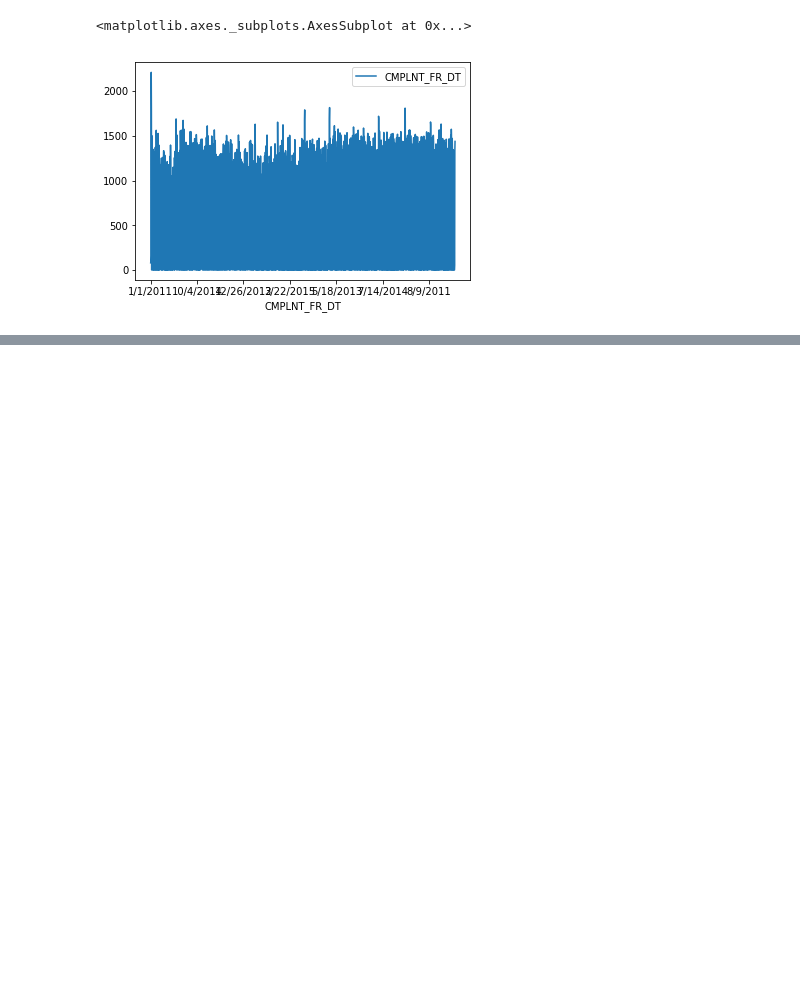
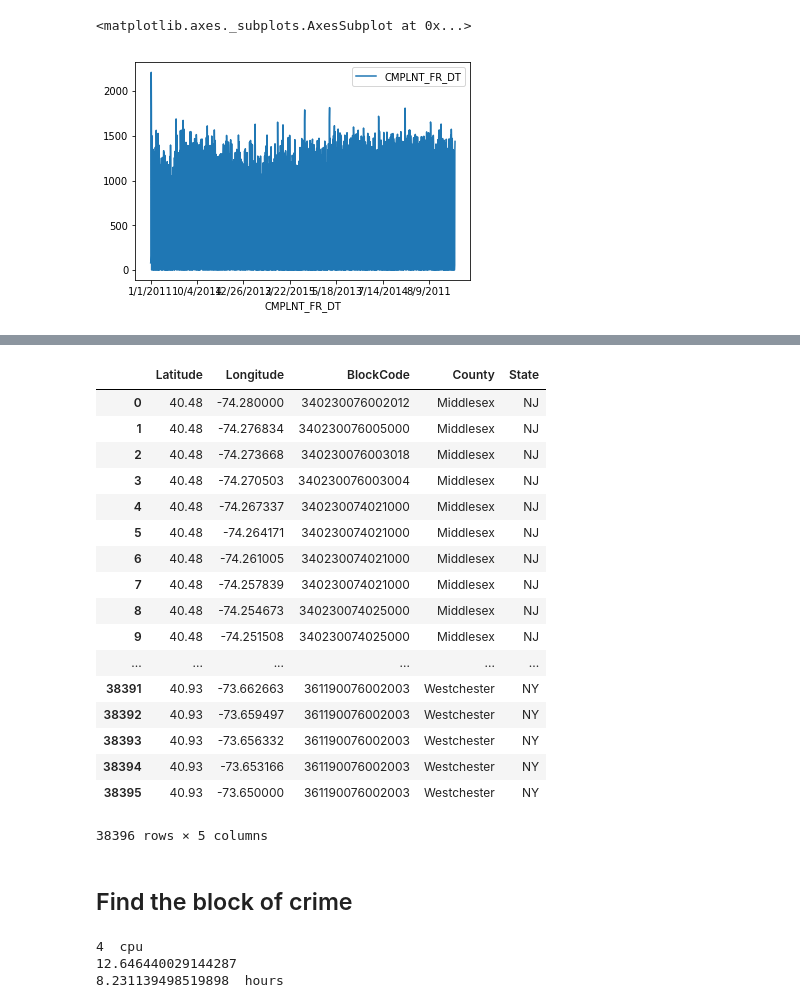
Before and after one commit to aurianeb/predict_crimeNYC, a Jupyter notebook: Data Exploration.ipynb, the cells around one changed output, grey strips where cells are left out. Saved outputs shown, nothing was run; the diff lists cells and outputs as text; code cells hidden in the pictures; blank space fills up the shorter version.

```diff
--- a/Data Exploration.ipynb
+++ b/Data Exploration.ipynb
@@ -7,6 +12,7 @@ import matplotlib.pyplot as plt
 crimes = pd.read_csv('data/NYPD_Complaint_Data_Historic.csv')
 population = pd.read_csv('data/Population_by_Borough_NYC.csv')
 census = pd.read_csv('data/nyc_census_tracts.csv')
+census_loc = pd.read_csv('data/census_block_loc.csv')
 # %%
 crimes.head()
 # %% [output]
@@ -103,0 +157,23 @@ crimes[["CMPLNT_FR_DT"]].groupby([crimes["CMPLNT_FR_DT"]]).count().plot()
+# %%
+census_loc
+# %% [output]
+|  | Latitude | Longitude | BlockCode | County | State |
+| 0 | 40.48 | -74.280000 | 340230076002012 | Middlesex | NJ |
+| 1 | 40.48 | -74.276834 | 340230076005000 | Middlesex | NJ |
+| 2 | 40.48 | -74.273668 | 340230076003018 | Middlesex | NJ |
+| 3 | 40.48 | -74.270503 | 340230076003004 | Middlesex | NJ |
+| 4 | 40.48 | -74.267337 | 340230074021000 | Middlesex | NJ |
+| 5 | 40.48 | -74.264171 | 340230074021000 | Middlesex | NJ |
+| 6 | 40.48 | -74.261005 | 340230074021000 | Middlesex | NJ |
+| 7 | 40.48 | -74.257839 | 340230074021000 | Middlesex | NJ |
+| 8 | 40.48 | -74.254673 | 340230074025000 | Middlesex | NJ |
+| 9 | 40.48 | -74.251508 | 340230074025000 | Middlesex | NJ |
+| ... | ... | ... | ... | ... | ... |
+| 38391 | 40.93 | -73.662663 | 361190076002003 | Westchester | NY |
+| 38392 | 40.93 | -73.659497 | 361190076002003 | Westchester | NY |
+| 38393 | 40.93 | -73.656332 | 361190076002003 | Westchester | NY |
+| 38394 | 40.93 | -73.653166 | 361190076002003 | Westchester | NY |
+| 38395 | 40.93 | -73.650000 | 361190076002003 | Westchester | NY |
+38396 rows × 5 columns
+# %% [markdown]
+## Find the block of crime
@@ -103,0 +191,16 @@ crimes[["CMPLNT_FR_DT"]].groupby([crimes["CMPLNT_FR_DT"]]).count().plot()
+# %%
+rows = crimes[:200][["CMPLNT_NUM", "Latitude", "Longitude"]].to_dict('records')
+
+cpus = cpu_count()
+print(cpus, " cpu")
+pool = Pool(processes=5)
+
+start_time = time()
+results = pool.map(find_block, rows)
+
+print(time() - start_time)
+print((time() - start_time) * crimes.shape[0] / 200 / 60 / 60, " hours")
+# %% [output]
+4  cpu
+12.646440029144287
+8.231139498519898  hours
```
Also changed, not shown: parts of 14 cells of this notebook, 1 other file.
